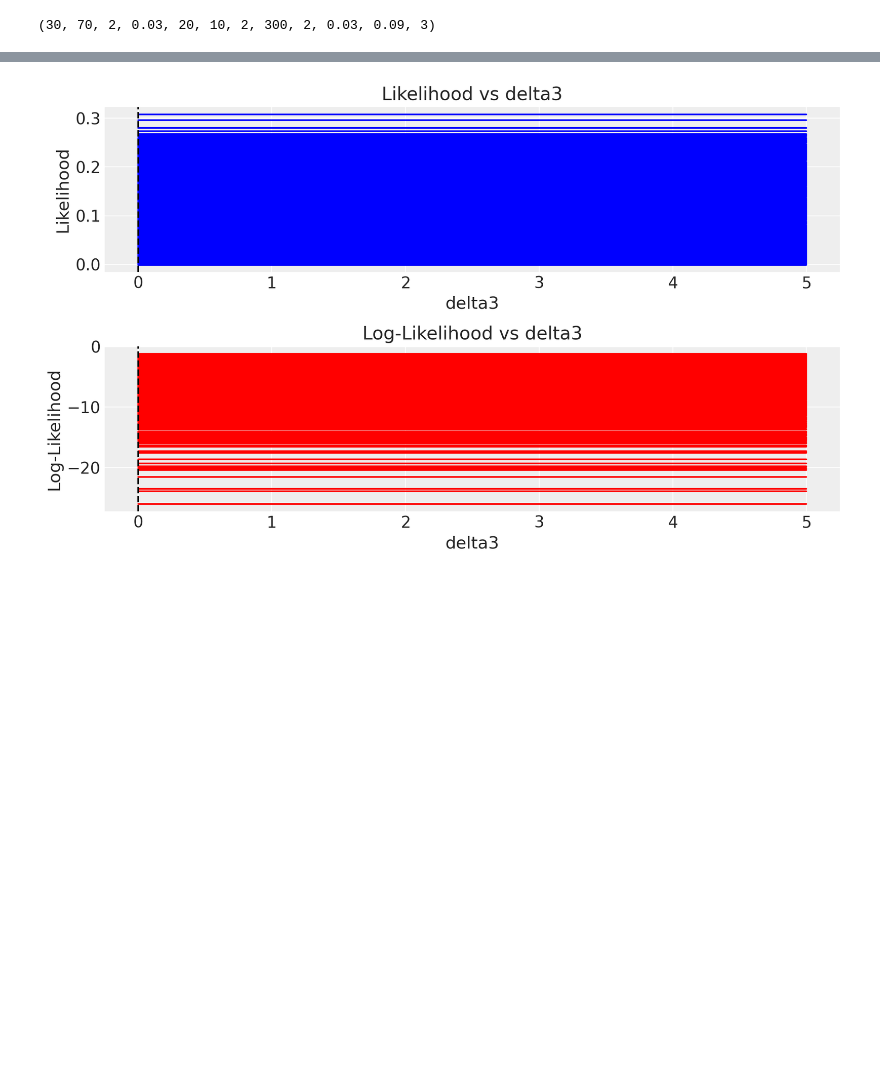
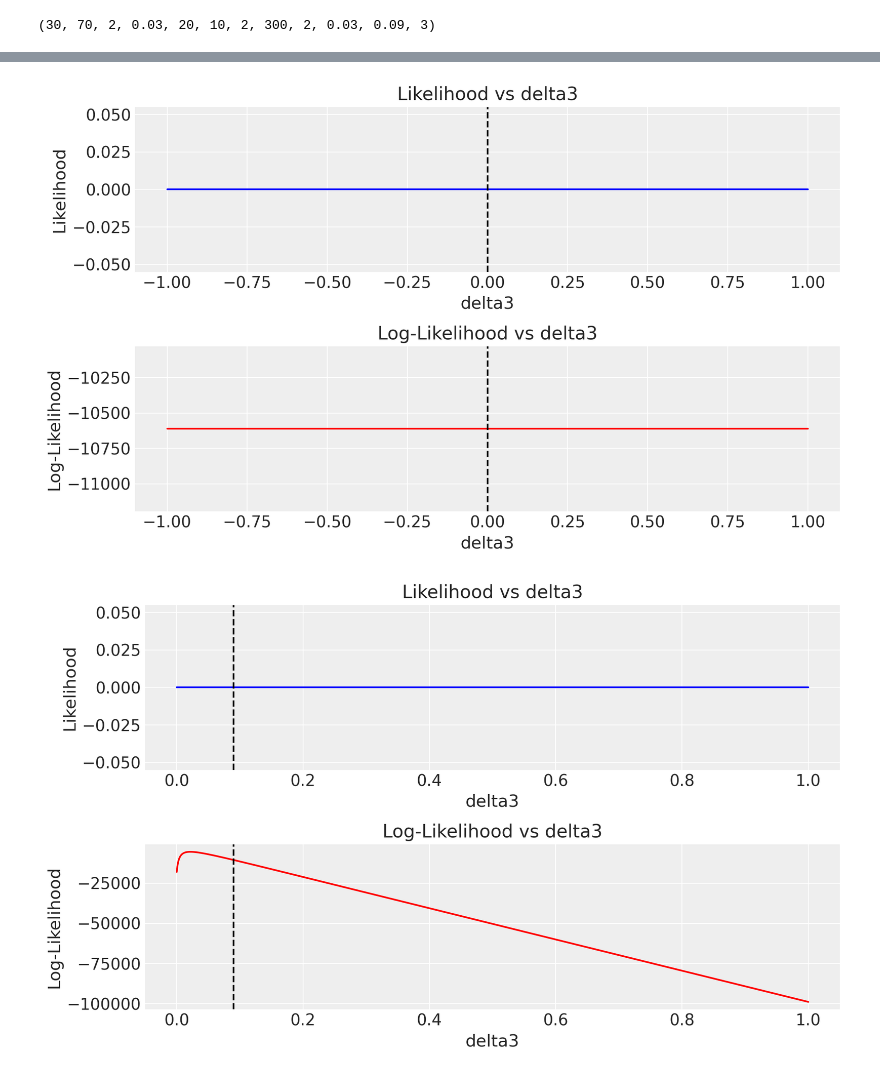
Before and after one commit to gnashi21/Inference-in-biochemical-networks, a Jupyter notebook: marginal_likelihood_for_I1.ipynb, the cells around one changed output, grey strips where cells are left out. Cells and saved outputs as stored; diff of their text form; code cells hidden in the pictures; blank space fills up the shorter version.

```diff
--- a/marginal_likelihood_for_I1.ipynb
+++ b/marginal_likelihood_for_I1.ipynb
@@ -403,11 +399,11 @@ plt.show()
 # %%
-dt, delta3, beta17, beta18, beta19, beta20, beta21, beta22,beta23, beta24 = 1, 0, 0, 0, 0, 0, 0, beta1_val,0, 0
+dt, delta3, beta17, beta18, beta19, beta20, beta21, beta22,beta23, beta24 = 5, 0, 0, 0, 0, 0, 0, beta1_val,0, 0
 x1t, x2t, K1, K2, n1, n2, r3, a3, x3t = XX1, XX2, K1_val, K2_val, n1_val, n2_val, 0, a3_val, XX3
 dx3t = dXX3
 
 # Define the range
-#beta23 = np.linspace(beta1_val * 0.8, beta1_val * 1.2, 1000
-delta3 = np.linspace(0,5, 1000)
+
+delta3 = np.linspace(-1,1, 1000)
 L_d3 = []
 Log_L_d3 = []
 
@@ -450,4 +446,55 @@ plt.grid(True)
 plt.tight_layout()
 plt.show()
 # %% [output]
-[figure, old version]
+[figure, new version]
+# %%
+dt, delta3, beta17, beta18, beta19, beta20, beta21, beta22,beta23, beta24 = 5, 0, 0, 0, 0, 0, 0, beta1_val,0, 0
+x1t, x2t, K1, K2, n1, n2, r3, x3t = XX1, XX2, K1_val, K2_val, n1_val, n2_val, 0,  XX3
+dx3t = dXX3
+
+# Define the range
+
+A3 = np.linspace(0,1, 1000)
+L_a3 = []
+Log_L_a3 = []
+
+
+for a3 in A3:
+
+    F3_val = compute_F3(dt, delta3, beta17, beta18, beta19, beta20, beta21, beta22, beta23, beta24,
+               x1t, x2t, K1, K2, n1, n2, r3, a3, x3t)
+    G3_val = compute_G3(dt, delta3, beta17, beta18, beta19, beta20, beta21, beta22, beta23, beta24,
+               x1t, x2t, K1, K2, n1, n2, r3, a3, x3t)
+
+    # Compute likelihood and log-likelihood for the current values of F2 and G2
+    L_a3.append(compute_likelihood3(dx3t, F3_val, G3_val))
+    Log_L_a3.append(compute_log_likelihood3(dx3t, F3_val, G3_val))
+
+
+L_a3 = np.array(L_a3)
+Log_L_a3 = np.array(Log_L_a3)
+
+# Plot the likelihood and log-likelihood for each beta23
+plt.figure(figsize=(10, 6))
+
+
+plt.subplot(2, 1, 1)
+plt.plot(A3, L_a3, label='Likelihood', color='blue')
+plt.axvline(x=a3_val, ls='--', linewidth=1.5, c='black')
+plt.xlabel('delta3')
+plt.ylabel('Likelihood')
+plt.title('Likelihood vs delta3')
+plt.grid(True)
+
+
+plt.subplot(2, 1, 2)
+plt.plot(A3, Log_L_a3, label='Log-Likelihood', color='red')
+plt.axvline(x=a3_val, ls='--', linewidth=1.5, c='black')
+plt.xlabel('delta3')
+plt.ylabel('Log-Likelihood')
+plt.title('Log-Likelihood vs delta3')
+plt.grid(True)
+plt.tight_layout()
+plt.show()
+# %% [output]
+[figure, added]
```
Also changed, not shown: parts of 7 cells of this notebook.
